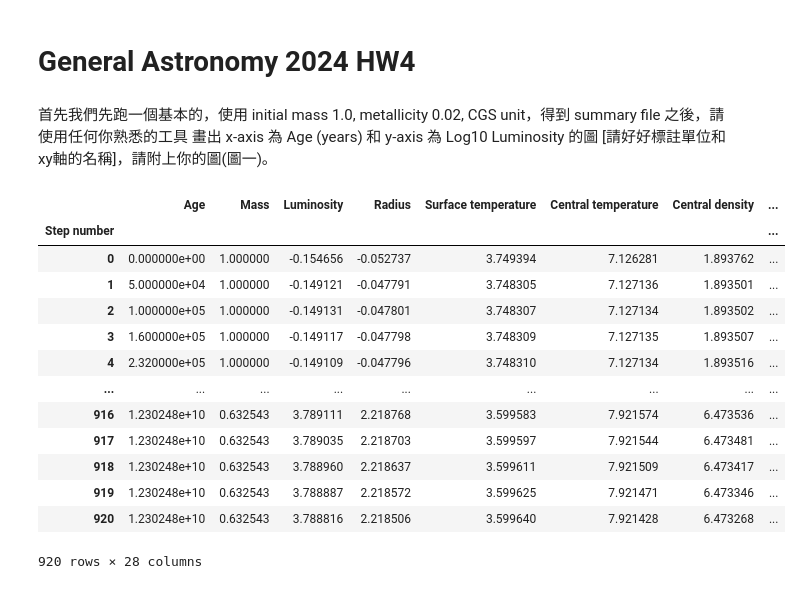
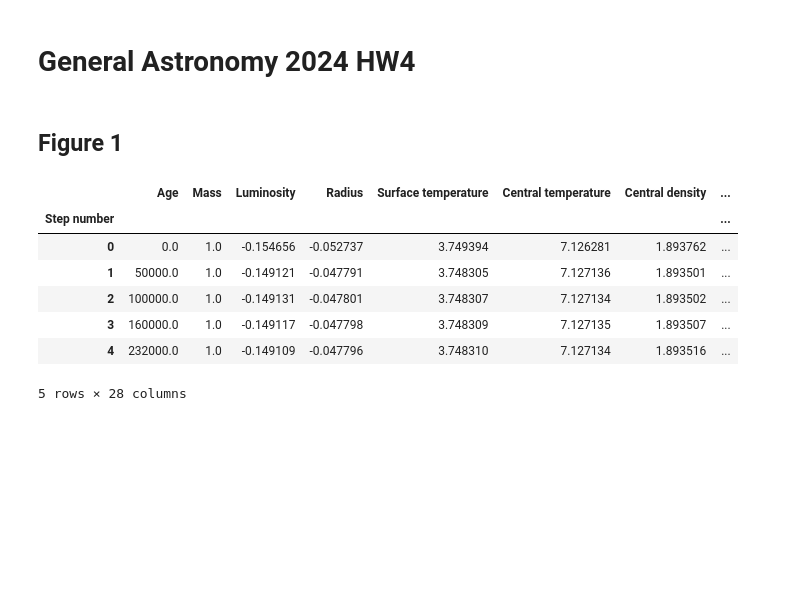
Before and after one commit to GWFrank/GA-2024, a Jupyter notebook: hw4/p1.ipynb, the cells around one changed output. Drawn from its saved outputs; the diff is of its cells as text; code cells hidden in the pictures; blank space fills up the shorter version.

```diff
--- a/hw4/p1.ipynb
+++ b/hw4/p1.ipynb
@@ -37,6 +38,3 @@ Mass of oxygen core
 Radius of helium core
 Radius of carbon core
 Radius of oxygen core""".split("\n")
-# %% [markdown]
-首先我們先跑一個基本的，使用 initial mass 1.0, metallicity 0.02, CGS unit，得到 summary file 之後，請使用任何你熟悉的工具
-畫出 x-axis 為 Age (years) 和 y-axis 為 Log10 Luminosity 的圖 [請好好標註單位和xy軸的名稱]，請附上你的圖(圖一)。
@@ -43,22 +78,18 @@ Radius of oxygen core""".split("\n")
+# %% [markdown]
+## Figure 1
 # %%
 p1_1_df = pd.read_csv("p1-1_summary.txt", sep="\s+", header=None, index_col=0, names=summary_column_names)
 
-display(p1_1_df)
+display(p1_1_df.head())
 # %% [output]
 |  | Age | Mass | Luminosity | Radius | Surface temperature | Central temperature | Central density | ... |
 | Step number |  |  |  |  |  |  |  | ... |
-| 0 | 0.000000e+00 | 1.000000 | -0.154656 | -0.052737 | 3.749394 | 7.126281 | 1.893762 | ... |
-| 1 | 5.000000e+04 | 1.000000 | -0.149121 | -0.047791 | 3.748305 | 7.127136 | 1.893501 | ... |
-| 2 | 1.000000e+05 | 1.000000 | -0.149131 | -0.047801 | 3.748307 | 7.127134 | 1.893502 | ... |
-| 3 | 1.600000e+05 | 1.000000 | -0.149117 | -0.047798 | 3.748309 | 7.127135 | 1.893507 | ... |
-| 4 | 2.320000e+05 | 1.000000 | -0.149109 | -0.047796 | 3.748310 | 7.127134 | 1.893516 | ... |
-| ... | ... | ... | ... | ... | ... | ... | ... | ... |
-| 916 | 1.230248e+10 | 0.632543 | 3.789111 | 2.218768 | 3.599583 | 7.921574 | 6.473536 | ... |
-| 917 | 1.230248e+10 | 0.632543 | 3.789035 | 2.218703 | 3.599597 | 7.921544 | 6.473481 | ... |
-| 918 | 1.230248e+10 | 0.632543 | 3.788960 | 2.218637 | 3.599611 | 7.921509 | 6.473417 | ... |
-| 919 | 1.230248e+10 | 0.632543 | 3.788887 | 2.218572 | 3.599625 | 7.921471 | 6.473346 | ... |
-| 920 | 1.230248e+10 | 0.632543 | 3.788816 | 2.218506 | 3.599640 | 7.921428 | 6.473268 | ... |
+| 0 | 0.0 | 1.0 | -0.154656 | -0.052737 | 3.749394 | 7.126281 | 1.893762 | ... |
+| 1 | 50000.0 | 1.0 | -0.149121 | -0.047791 | 3.748305 | 7.127136 | 1.893501 | ... |
+| 2 | 100000.0 | 1.0 | -0.149131 | -0.047801 | 3.748307 | 7.127134 | 1.893502 | ... |
+| 3 | 160000.0 | 1.0 | -0.149117 | -0.047798 | 3.748309 | 7.127135 | 1.893507 | ... |
+| 4 | 232000.0 | 1.0 | -0.149109 | -0.047796 | 3.748310 | 7.127134 | 1.893516 | ... |
-920 rows × 28 columns
+5 rows × 28 columns
 # %%
 age_years = p1_1_df["Age"]
 log_luminosity = p1_1_df["Luminosity"] # Log10 L
```
Also changed, not shown: parts of 29 cells of this notebook, 13 other files.
